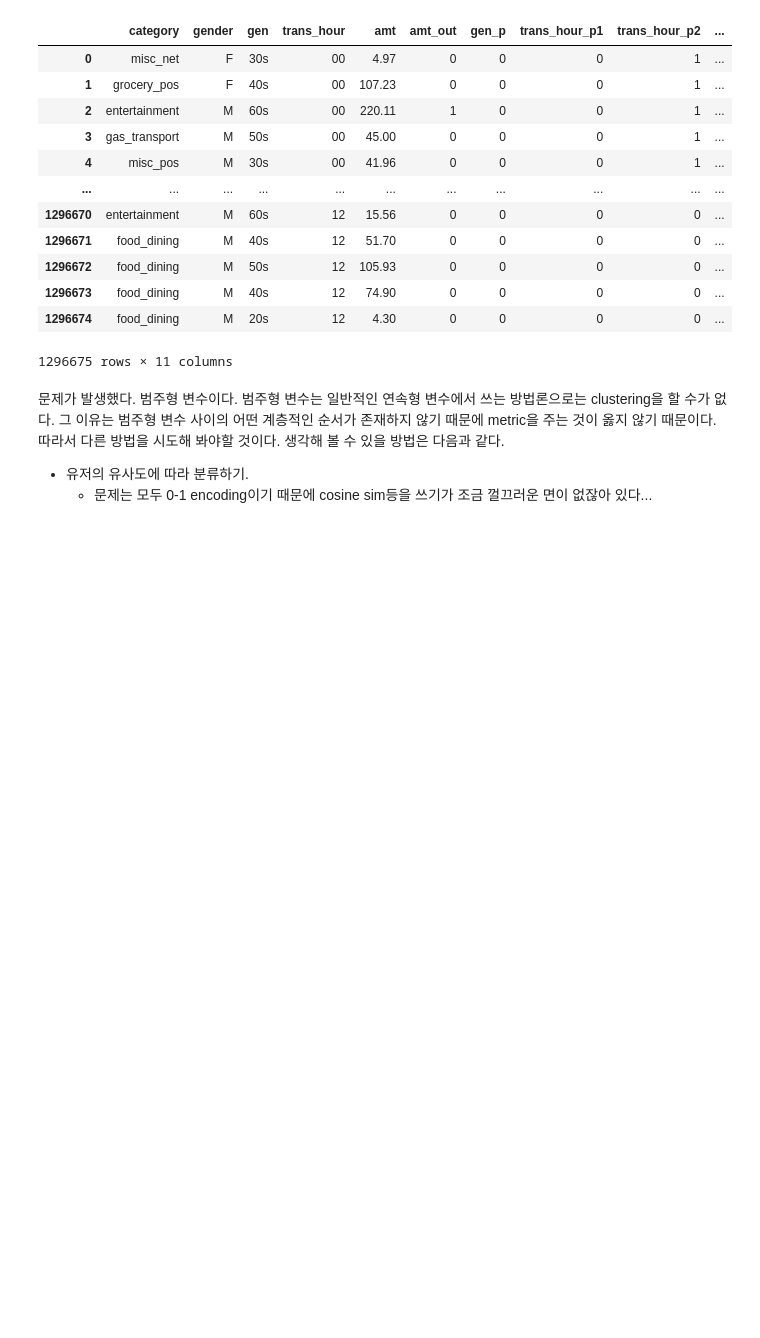
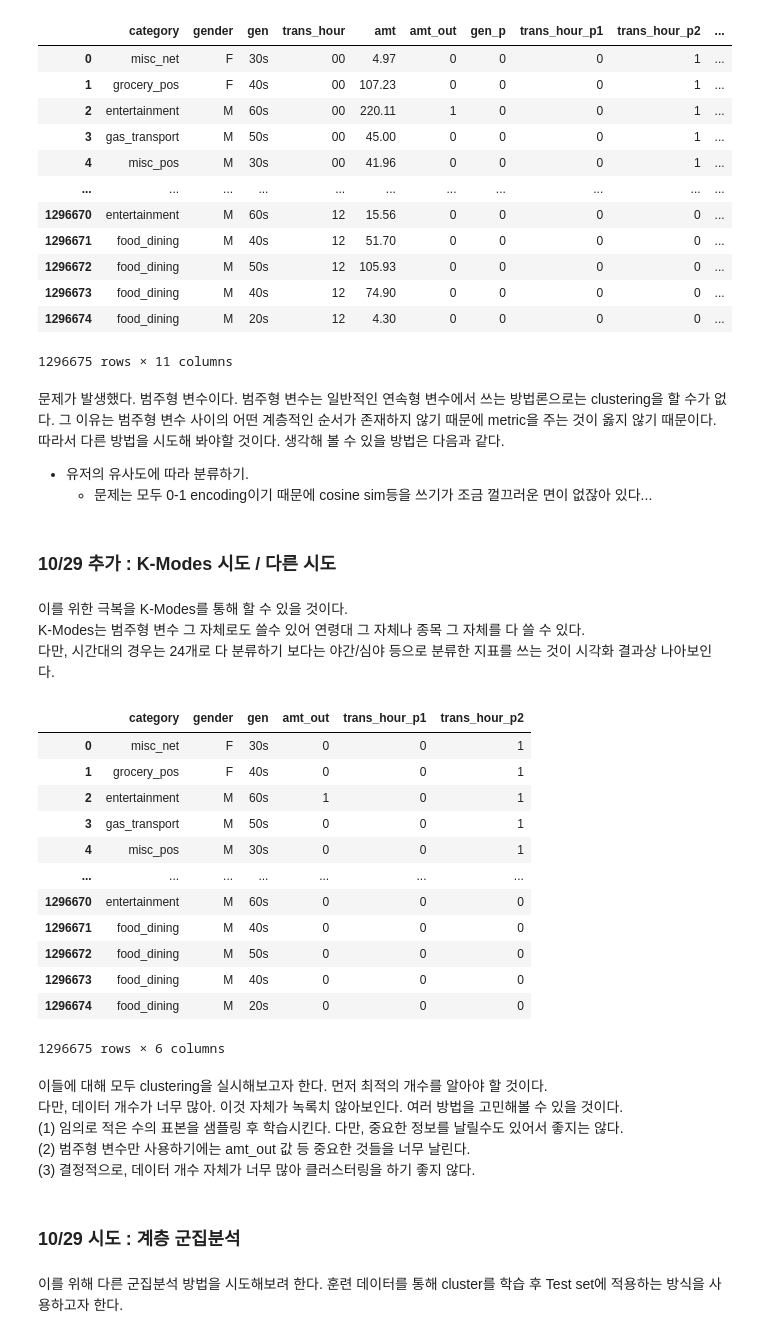
Before and after one commit to SeongwonTak/Data_projects, a Jupyter notebook: CreditCard_Fraud_detection/creditcard_fraud_detection.ipynb, the cells around one changed output. Cells and saved outputs as stored; diff of their text form; code cells hidden in the pictures; blank space fills up the shorter version.

```diff
--- a/CreditCard_Fraud_detection/creditcard_fraud_detection.ipynb
+++ b/CreditCard_Fraud_detection/creditcard_fraud_detection.ipynb
@@ -1609,3 +1586,37 @@ df_X
 
 - 유저의 유사도에 따라 분류하기.
     - 문제는 모두 0-1 encoding이기 때문에 cosine sim등을 쓰기가 조금 껄끄러운 면이 없잖아 있다...
+# %% [markdown]
+### 10/29 추가 : K-Modes 시도 / 다른 시도
+# %% [markdown]
+이를 위한 극복을 K-Modes를 통해 할 수 있을 것이다.
+K-Modes는 범주형 변수 그 자체로도 쓸수 있어 연령대 그 자체나 종목 그 자체를 다 쓸 수 있다.
+다만, 시간대의 경우는 24개로 다 분류하기 보다는 야간/심야 등으로 분류한 지표를 쓰는 것이 시각화 결과상 나아보인다.
+# %%
+df_X_new = df_X.iloc[:,[0, 1, 2, 5, 7, 8]]
+df_X_new
+# %% [output]
+|  | category | gender | gen | amt_out | trans_hour_p1 | trans_hour_p2 |
+| 0 | misc_net | F | 30s | 0 | 0 | 1 |
+| 1 | grocery_pos | F | 40s | 0 | 0 | 1 |
+| 2 | entertainment | M | 60s | 1 | 0 | 1 |
+| 3 | gas_transport | M | 50s | 0 | 0 | 1 |
+| 4 | misc_pos | M | 30s | 0 | 0 | 1 |
+| ... | ... | ... | ... | ... | ... | ... |
+| 1296670 | entertainment | M | 60s | 0 | 0 | 0 |
+| 1296671 | food_dining | M | 40s | 0 | 0 | 0 |
+| 1296672 | food_dining | M | 50s | 0 | 0 | 0 |
+| 1296673 | food_dining | M | 40s | 0 | 0 | 0 |
+| 1296674 | food_dining | M | 20s | 0 | 0 | 0 |
+1296675 rows × 6 columns
+# %% [markdown]
+이들에 대해 모두 clustering을 실시해보고자 한다. 먼저 최적의 개수를 알아야 할 것이다.
+다만, 데이터 개수가 너무 많아. 이것 자체가 녹록치 않아보인다. 여러 방법을 고민해볼 수 있을 것이다.
+(1) 임의로 적은 수의 표본을 샘플링 후 학습시킨다.  다만, 중요한 정보를 날릴수도 있어서 좋지는 않다.
+(2) 범주형 변수만 사용하기에는 amt_out 값 등 중요한 것들을 너무 날린다.
+(3) 결정적으로, 데이터 개수 자체가 너무 많아 클러스터링을 하기 좋지 않다.
+# %% [markdown]
+### 10/29 시도 : 계층 군집분석
+# %% [markdown]
+이를 위해 다른 군집분석 방법을 시도해보려 한다. 훈련 데이터를 통해 cluster를 학습 후
+Test set에 적용하는 방식을 사용하고자 한다.
```
Also changed, not shown: parts of 36 cells of this notebook.
